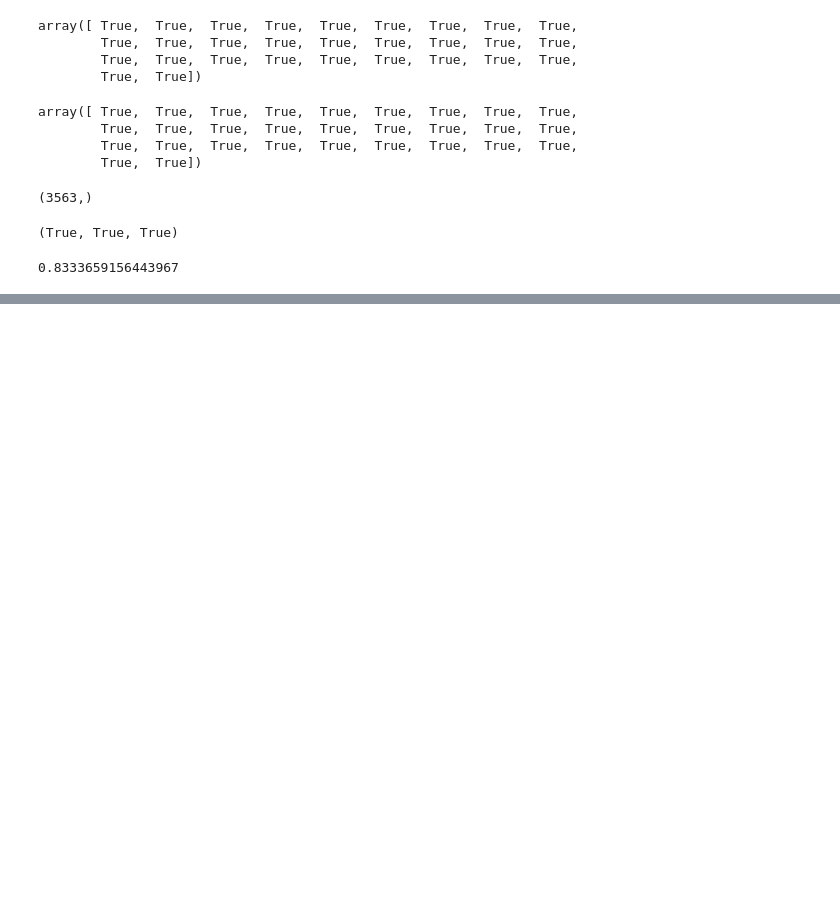
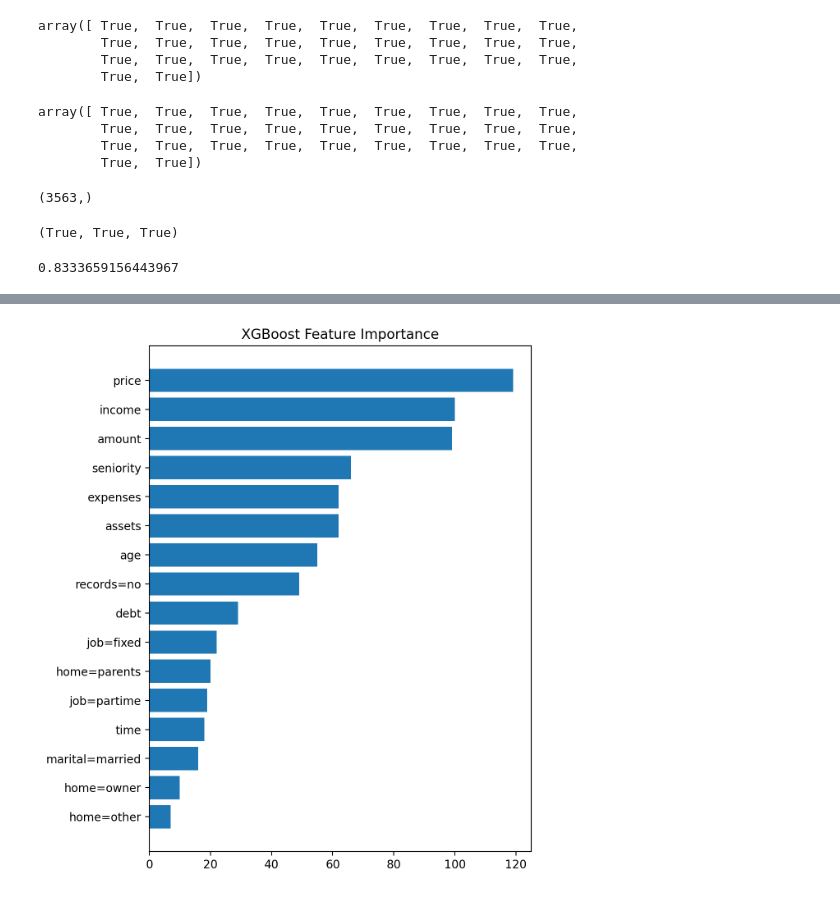
Before and after one commit to nadia-paz/ML-Zoomcamp, a Jupyter notebook: week6/06_select_final_model.ipynb, the cells around one changed output, grey strips where cells are left out. Drawn from its saved outputs; the diff is of its cells as text; code cells hidden in the pictures; blank space fills up the shorter version.

```diff
--- a/week6/06_select_final_model.ipynb
+++ b/week6/06_select_final_model.ipynb
@@ -139,0 +285,4 @@ roc_auc_score(y_test, y_pred)
+# %%
+scores = model.get_score(importance_type='weight')
+scores = sorted(scores.items(), key=lambda x: x[1])
+list(reversed(scores))
@@ -139,0 +306,12 @@ roc_auc_score(y_test, y_pred)
+# %%
+names = [n for (n, s) in scores]
+scores = [s for (n, s) in scores]
+# %%
+plt.figure(figsize=(6, 8))
+
+plt.barh(np.arange(len(scores)), scores)
+plt.yticks(np.arange(len(names)), names)
+plt.title('XGBoost Feature Importance')
+plt.show()
+# %% [output]
+[figure, added]
```
Also changed, not shown: parts of 16 cells of this notebook.
